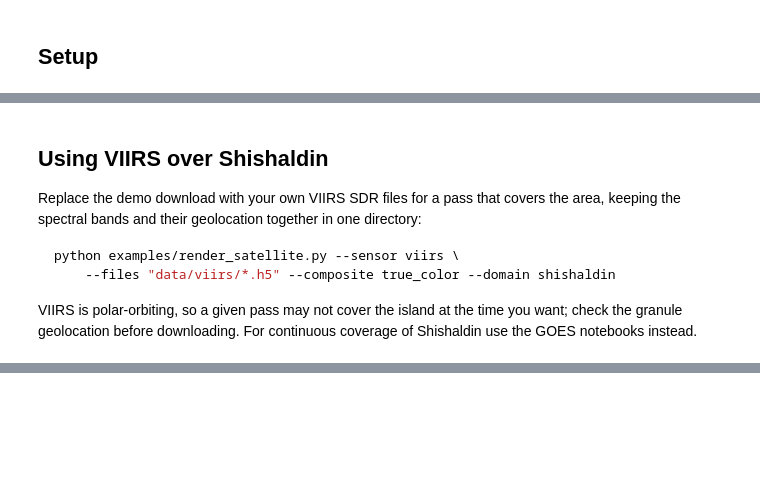
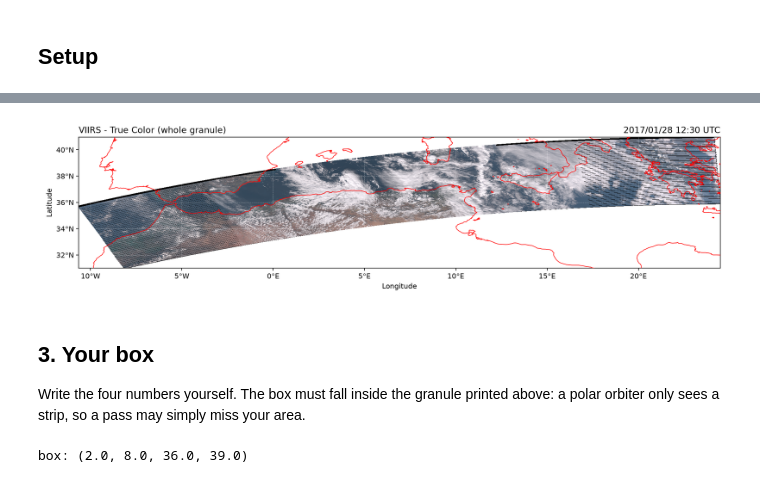
Before and after one commit to rmsm95/GOES-VIIRS-Imagery-Guide, a Jupyter notebook: notebooks/08_viirs_true_color.ipynb, the cells around one changed output, grey strips where cells are left out. Drawn from its saved outputs; the diff is of its cells as text; code cells hidden in the pictures; blank space fills up the shorter version.

````diff
--- a/notebooks/08_viirs_true_color.ipynb
+++ b/notebooks/08_viirs_true_color.ipynb
@@ -69,0 +116,8 @@ VIIRS files: 7
+# %%
+DATA_DIR = Path("..") / CONFIG["data"]["viirs"]
+
+files = sorted(glob.glob(str(DATA_DIR / "*.h5")))
+print(f"folder: {DATA_DIR}")
+print(f"{len(files)} file(s):")
+for name in files:
+    print("   ", Path(name).name[:48])
@@ -111,15 +138,20 @@ grid spacing: 0.0220 degrees
-# %% [markdown]
-## Using VIIRS over Shishaldin
-
-Replace the demo download with your own VIIRS SDR files for a pass that covers
-the area, keeping the spectral bands and their geolocation together in one
-directory:
-
-```bash
-python examples/render_satellite.py --sensor viirs \
-    --files "data/viirs/*.h5" --composite true_color --domain shishaldin
-```
-
-VIIRS is polar-orbiting, so a given pass may not cover the island at the time
-you want; check the granule geolocation before downloading. For continuous
-coverage of Shishaldin use the GOES notebooks instead.
+# %%
+OUT_FULL = Path("../output/viirs_full.png")
+OUT_BOX = Path("../output/viirs_box.png")
+OUT_FULL.parent.mkdir(parents=True, exist_ok=True)
+
+rgb, lon, lat, when = gt.viirs_true_color(DATA_DIR)
+print("granule:", rgb.shape[:2], "at", when)
+
+west, east = float(np.nanmin(lon)), float(np.nanmax(lon))
+south, north = float(np.nanmin(lat)), float(np.nanmax(lat))
+print(f"extent: {west:.1f} to {east:.1f} lon, {south:.1f} to {north:.1f} lat")
+
+fig, ax = figure_for(west, east, south, north)
+ax.pcolormesh(lon, lat, np.zeros(lon.shape), color=rgb.reshape(-1, 3),
+              shading="nearest", zorder=0)
+decorate(ax, west, east, south, north,
+         "VIIRS - True Color (whole granule)", when)
+fig.tight_layout(); fig.savefig(OUT_FULL, dpi=DPI); plt.close(fig)
+display(Image(filename=str(OUT_FULL)))
+# %% [output]
@@ -125,0 +160,14 @@ coverage of Shishaldin use the GOES notebooks instead.
+[figure, added]
+# %% [markdown]
+## 3. Your box
+
+Write the four numbers yourself. The box must fall inside the granule printed
+above: a polar orbiter only sees a strip, so a pass may simply miss your
+area.
+# %%
+# LON_MIN, LON_MAX, LAT_MIN, LAT_MAX  -- inside the extent printed above
+BOX = (2.0, 8.0, 36.0, 39.0)
+
+print("box:", BOX)
+# %% [output]
+box: (2.0, 8.0, 36.0, 39.0)
````
Also changed, not shown: parts of 18 cells of this notebook, 29 other files.
